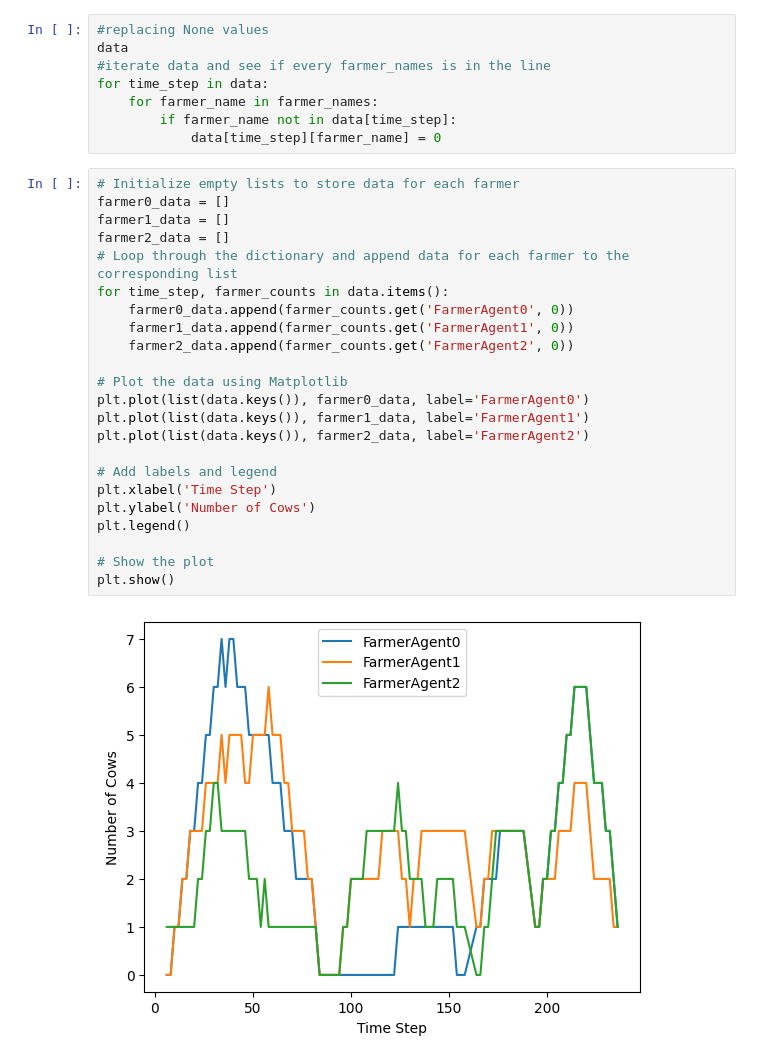
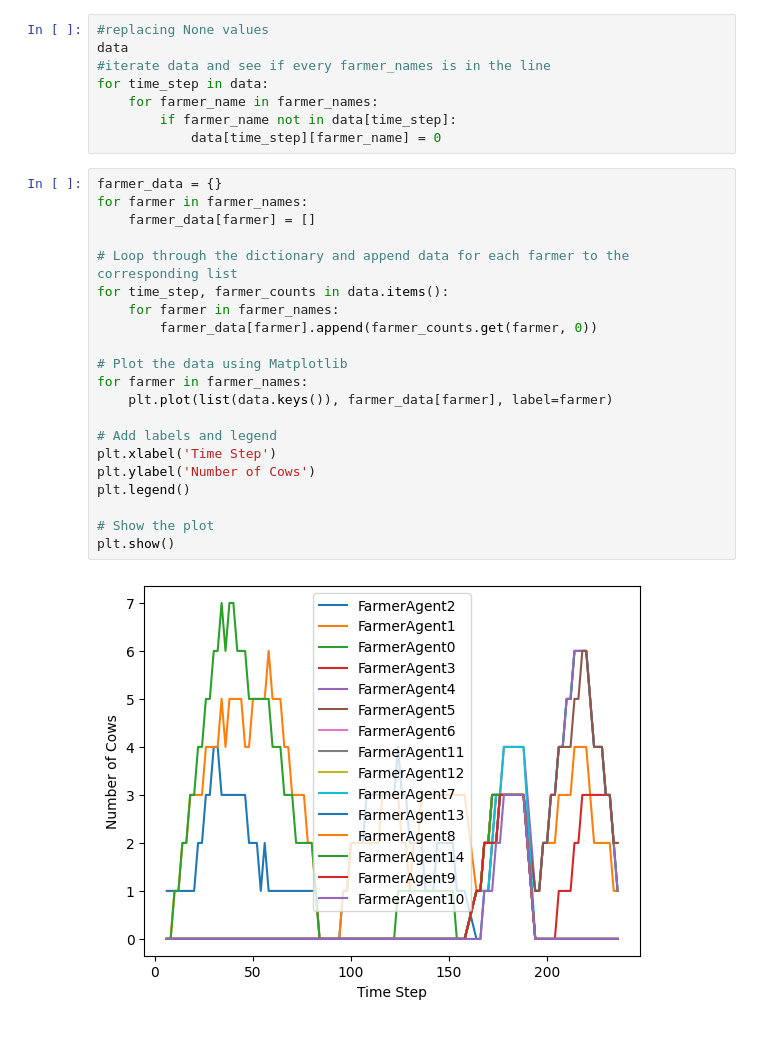
Before and after one commit to MartaMariz/ASMA, a Jupyter notebook: data visualization.ipynb, the cells around one changed output. Drawn from its saved outputs; the diff is of its cells as text.

```diff
--- a/data visualization.ipynb
+++ b/data visualization.ipynb
@@ -51,30 +51,28 @@ for time_step in data:
         if farmer_name not in data[time_step]:
             data[time_step][farmer_name] = 0
 # %%
-# Initialize empty lists to store data for each farmer
-farmer0_data = []
-farmer1_data = []
-farmer2_data = []
+farmer_data = {}
+for farmer in farmer_names:
+    farmer_data[farmer] = []
+
 # Loop through the dictionary and append data for each farmer to the corresponding list
 for time_step, farmer_counts in data.items():
-    farmer0_data.append(farmer_counts.get('FarmerAgent0', 0))
-    farmer1_data.append(farmer_counts.get('FarmerAgent1', 0))
-    farmer2_data.append(farmer_counts.get('FarmerAgent2', 0))
+    for farmer in farmer_names:
+        farmer_data[farmer].append(farmer_counts.get(farmer, 0))
 
 # Plot the data using Matplotlib
-plt.plot(list(data.keys()), farmer0_data, label='FarmerAgent0')
-plt.plot(list(data.keys()), farmer1_data, label='FarmerAgent1')
-plt.plot(list(data.keys()), farmer2_data, label='FarmerAgent2')
+for farmer in farmer_names:
+    plt.plot(list(data.keys()), farmer_data[farmer], label=farmer)
 
 # Add labels and legend
 plt.xlabel('Time Step')
 plt.ylabel('Number of Cows')
 plt.legend()
 
 # Show the plot
 plt.show()
 # %% [output]
-[figure, old version]
+[figure, new version]
 # %%
 x2 = list(time_data.keys())
 y2 = [list(time_data[k].values())[0] for k in x2]
```
Also changed, not shown: parts of 2 cells of this notebook, 2 other files.
